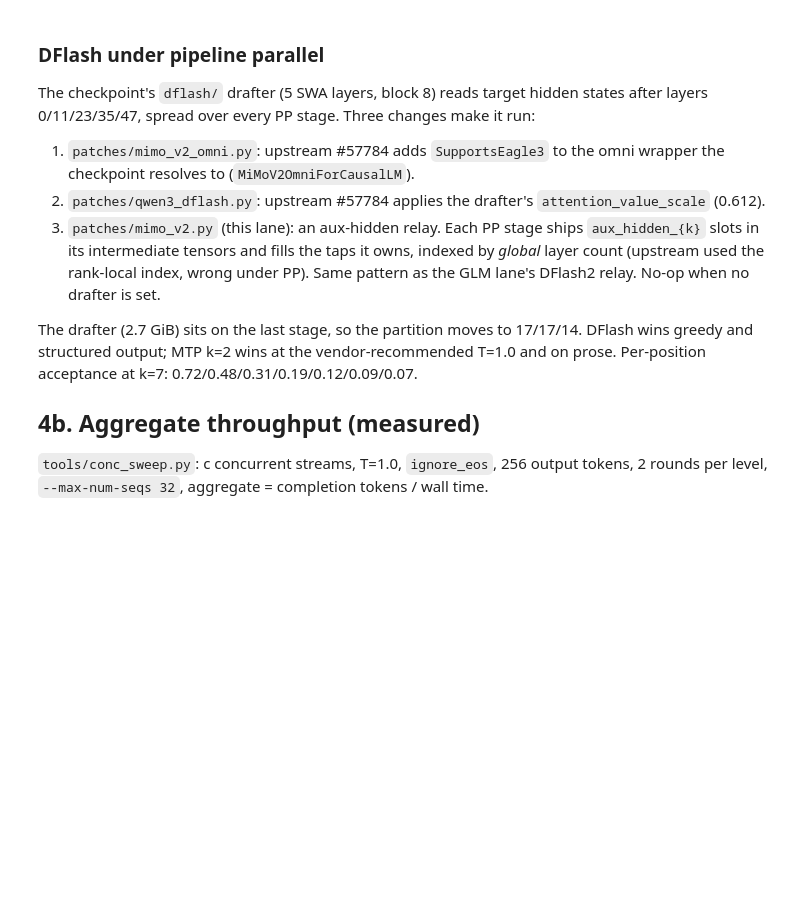
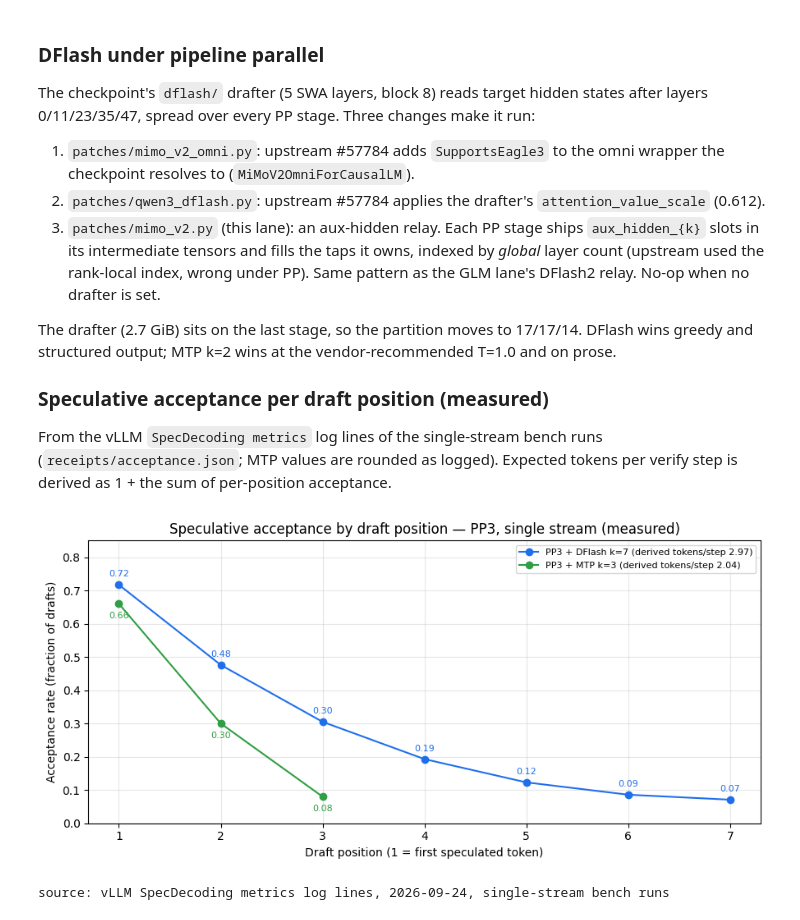
Before and after one commit to PixelML/club-170hx, a Jupyter notebook: notebooks/2026-09-22-mimo-v2.6-flash-4card-pp4-vllm.ipynb, the cells around one changed output. Saved outputs shown, nothing was run; the diff lists cells and outputs as text; code cells hidden in the pictures; blank space fills up the shorter version.

```diff
--- a/notebooks/2026-09-22-mimo-v2.6-flash-4card-pp4-vllm.ipynb
+++ b/notebooks/2026-09-22-mimo-v2.6-flash-4card-pp4-vllm.ipynb
@@ -201,9 +451,34 @@ after layers 0/11/23/35/47, spread over every PP stage. Three changes make it ru
 
 The drafter (2.7 GiB) sits on the last stage, so the partition moves to 17/17/14.
 DFlash wins greedy and structured output; MTP k=2 wins at the vendor-recommended
-T=1.0 and on prose. Per-position acceptance at k=7: 0.72/0.48/0.31/0.19/0.12/0.09/0.07.
+T=1.0 and on prose.
 
-## 4b. Aggregate throughput (measured)
+### Speculative acceptance per draft position (measured)
 
-`tools/conc_sweep.py`: c concurrent streams, T=1.0, `ignore_eos`, 256 output tokens,
-2 rounds per level, `--max-num-seqs 32`, aggregate = completion tokens / wall time.
+From the vLLM `SpecDecoding metrics` log lines of the single-stream bench runs
+(`receipts/acceptance.json`; MTP values are rounded as logged). Expected tokens per
+verify step is derived as 1 + the sum of per-position acceptance.
+# %%
+acc = receipt('acceptance.json')
+fig, ax = plt.subplots(figsize=(9, 4.4))
+for key, topo, dy in (('dflash_k7', 'pp3-dflash7', 7), ('mtp_k3', 'pp3-mtp2', -13)):
+    rates = acc[key]['per_position_acceptance']
+    pos = list(range(1, len(rates) + 1))
+    mean_len = 1 + sum(rates)
+    ax.plot(pos, rates, marker='o', color=COLOR[topo],
+            label=f"{acc[key]['label']} (derived tokens/step {mean_len:.2f})")
+    for p, r in zip(pos, rates):
+        ax.annotate(f"{r:.2f}", xy=(p, r), xytext=(0, dy), textcoords='offset points', ha='center', fontsize=8, color=COLOR[topo])
+ax.set_xlabel('Draft position (1 = first speculated token)')
+ax.set_ylabel('Acceptance rate (fraction of drafts)')
+ax.set_title('Speculative acceptance by draft position — PP3, single stream (measured)')
+ax.set_xticks(range(1, 8))
+ax.set_ylim(0, 0.85)
+ax.grid(True, alpha=0.3)
+ax.legend(fontsize=8)
+fig.tight_layout()
+plt.show()
+print('source:', acc['source'])
+# %% [output]
+[figure, added]
+source: vLLM SpecDecoding metrics log lines, 2026-09-24, single-stream bench runs
```
Also changed, not shown: parts of 27 cells of this notebook, 5 other files.
